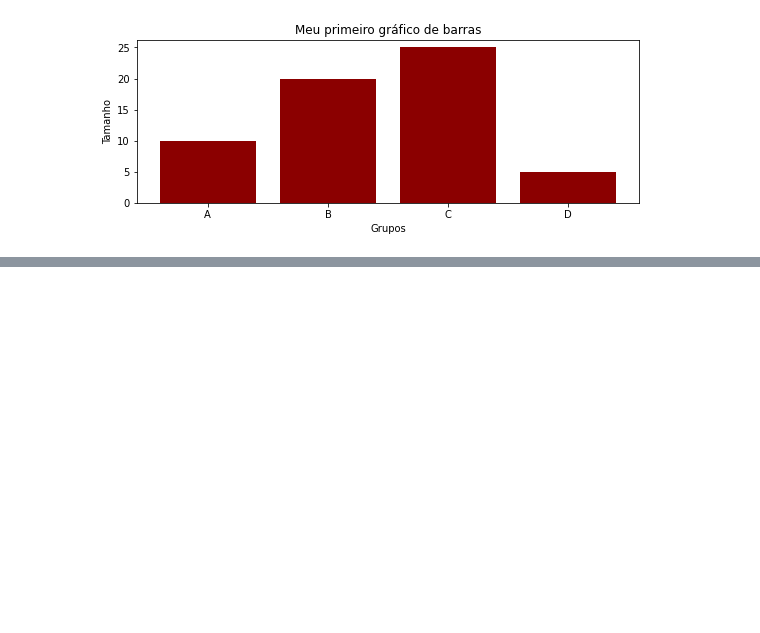
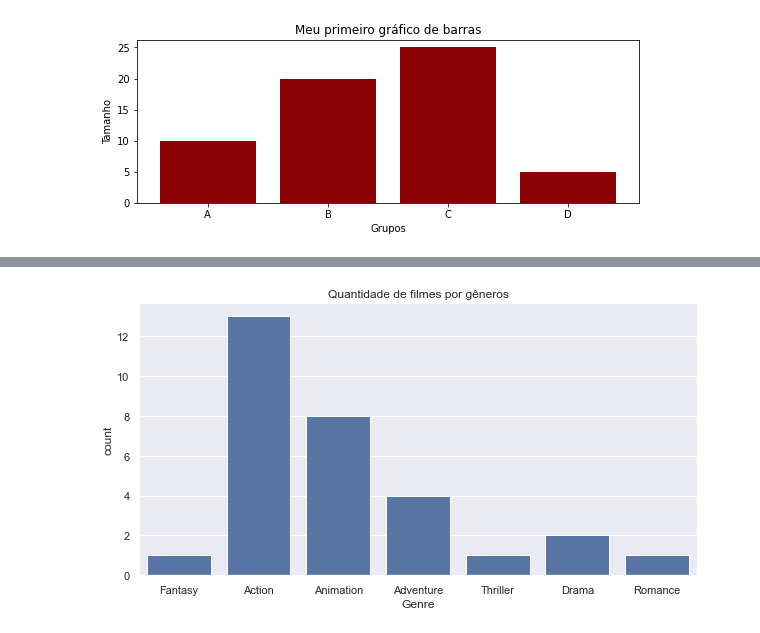
Before and after one commit to JpLimags/curso_vizualiza-o_dados_LeadDell, a Jupyter notebook: grafBar_matplotlib1.ipynb, the cells around one changed output, grey strips where cells are left out. Cells and saved outputs as stored; diff of their text form; code cells hidden in the pictures; blank space fills up the shorter version.

```diff
--- a/grafBar_matplotlib1.ipynb
+++ b/grafBar_matplotlib1.ipynb
@@ -26,0 +83,10 @@ plt.show()
+# %%
+# Agora iremos fazer a visualização anterior corrigindo apenas a sobreposição do nome das barras
+
+sns.set(style = "darkgrid")
+plt.figure(figsize=(10,5))
+plt.title('Quantidade de filmes por gêneros')
+sns.countplot(x = 'Genre', color='b', data=filmes)
+plt.show()
+# %% [output]
+[figure, added]
```
Also changed, not shown: parts of 10 cells of this notebook.
